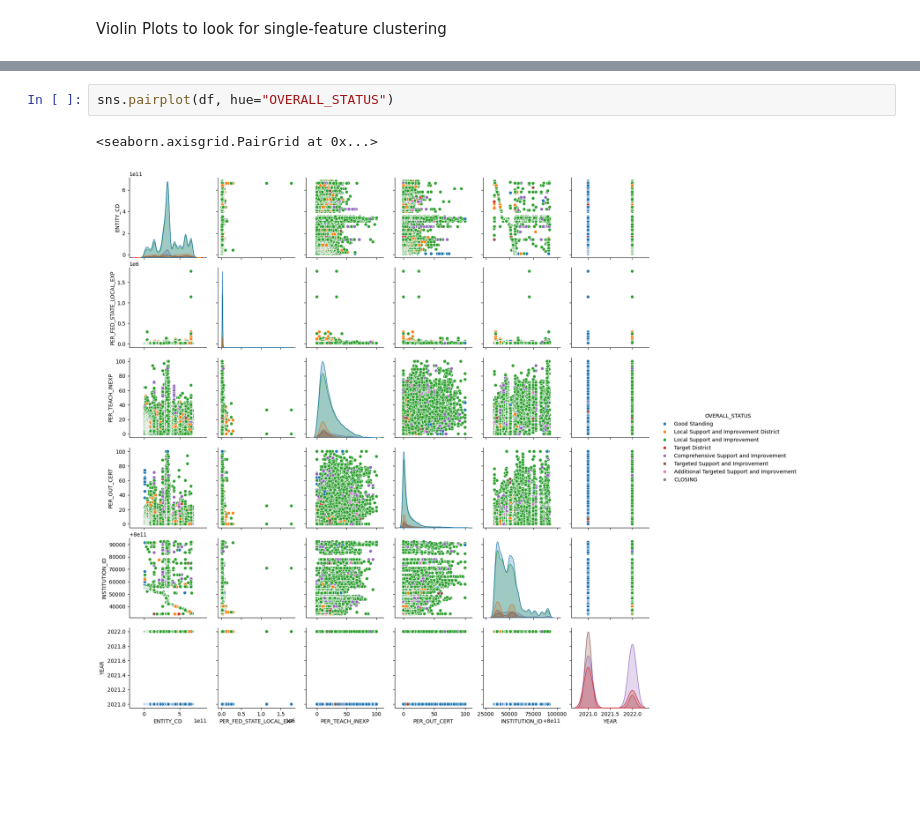
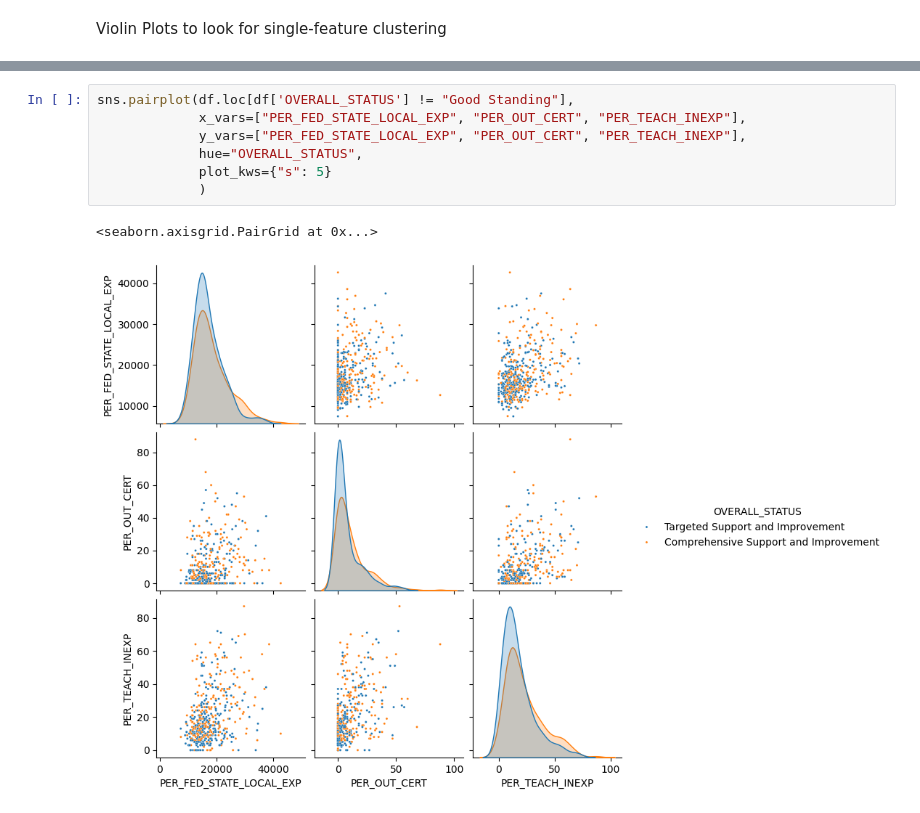
Before and after one commit to Finer-Things/2023_Erdos_Institute_Bootcamp_Education, a Jupyter notebook: EDA/data_visualizations.ipynb, the cells around one changed output, grey strips where cells are left out. Cells and saved outputs as stored; diff of their text form; blank space fills up the shorter version.

```diff
--- a/EDA/data_visualizations.ipynb
+++ b/EDA/data_visualizations.ipynb
@@ -64,5 +85,10 @@ sns.scatterplot(data=df.loc[(df['OVERALL_STATUS'] == "Good Standing") | (df['OVE
-# %%
-sns.pairplot(df, hue="OVERALL_STATUS")
-# %% [output]
-<seaborn.axisgrid.PairGrid at 0x...>
-[figure, removed]
+# %%
+sns.pairplot(df.loc[df['OVERALL_STATUS'] != "Good Standing"],
+             x_vars=["PER_FED_STATE_LOCAL_EXP", "PER_OUT_CERT", "PER_TEACH_INEXP"],
+             y_vars=["PER_FED_STATE_LOCAL_EXP", "PER_OUT_CERT", "PER_TEACH_INEXP"],
+             hue="OVERALL_STATUS",
+             plot_kws={"s": 5}
+             )
+# %% [output]
+<seaborn.axisgrid.PairGrid at 0x...>
+[figure, added]
```
Also changed, not shown: parts of 11 cells of this notebook, 2 other files.
